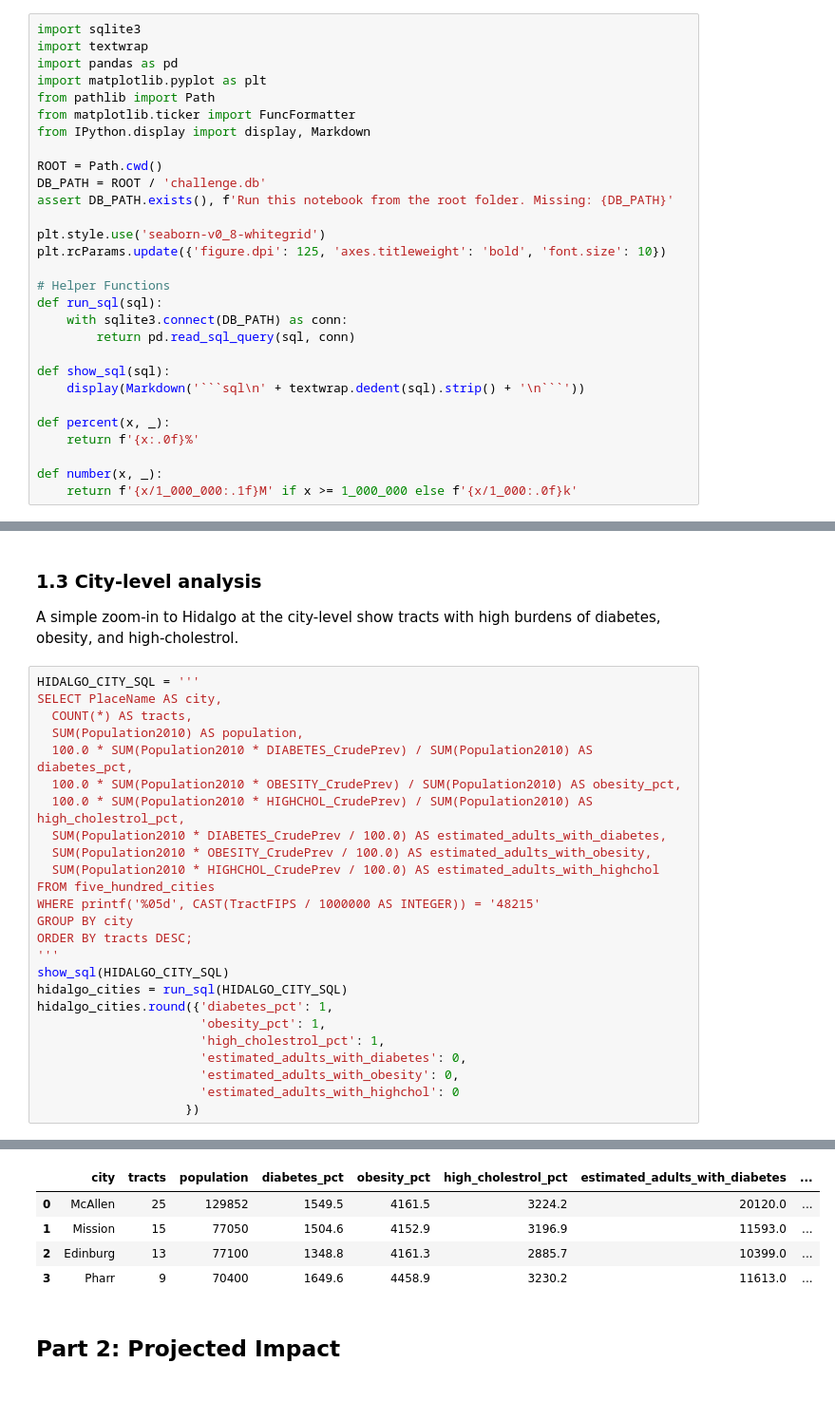
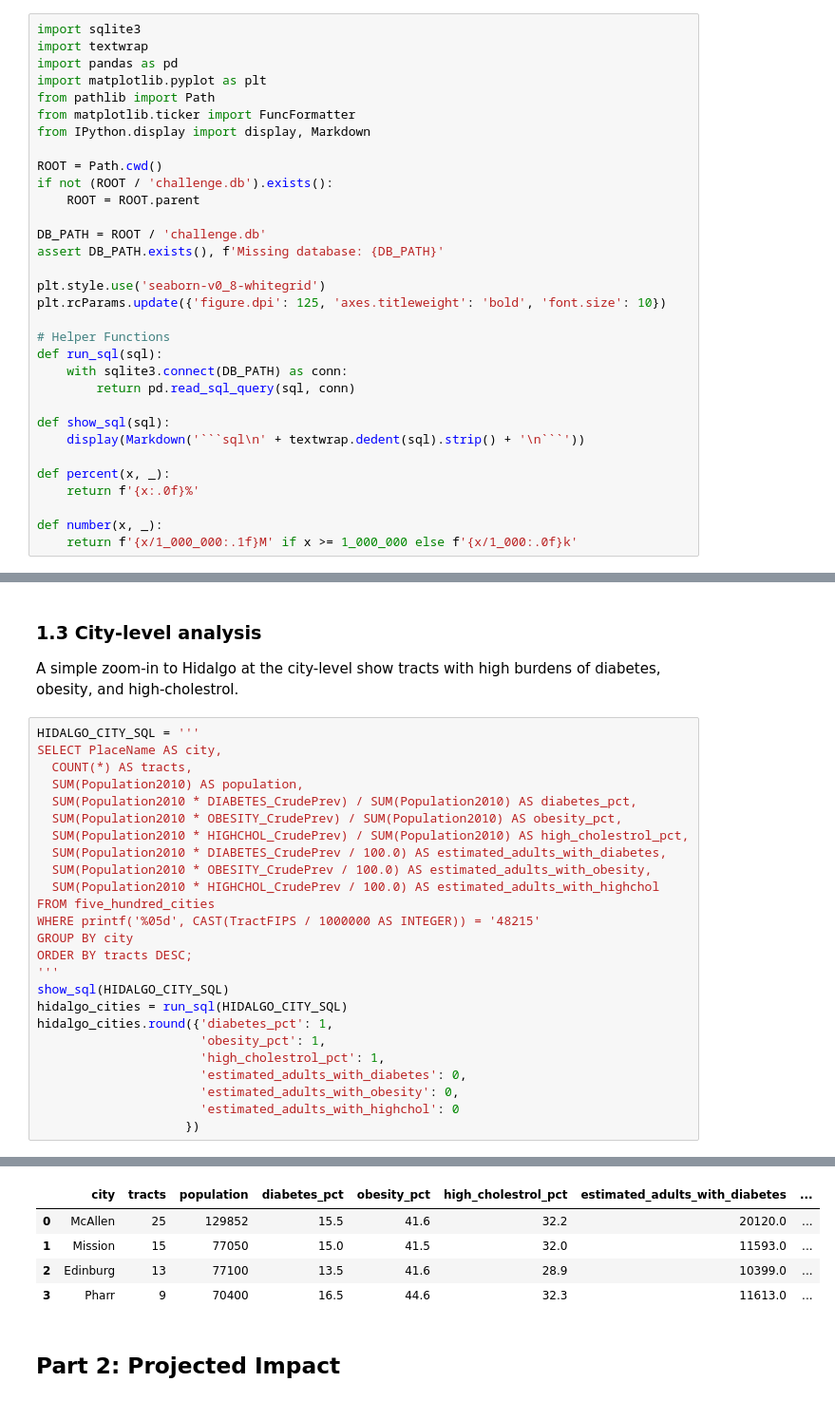
Before and after one commit to scliu22/n1-challenge, a Jupyter notebook: deliverables/main.ipynb, the cells around one changed output, grey strips where cells are left out. Shown at 95% size. Cells and saved outputs as stored; diff of their text form.

````diff
--- a/deliverables/main.ipynb
+++ b/deliverables/main.ipynb
@@ -21,8 +21,11 @@ from matplotlib.ticker import FuncFormatter
 from IPython.display import display, Markdown
 
 ROOT = Path.cwd()
+if not (ROOT / 'challenge.db').exists():
+    ROOT = ROOT.parent
+
 DB_PATH = ROOT / 'challenge.db'
-assert DB_PATH.exists(), f'Run this notebook from the root folder. Missing: {DB_PATH}'
+assert DB_PATH.exists(), f'Missing database: {DB_PATH}'
 
 plt.style.use('seaborn-v0_8-whitegrid')
 plt.rcParams.update({'figure.dpi': 125, 'axes.titleweight': 'bold', 'font.size': 10})
@@ -534,9 +537,9 @@ HIDALGO_CITY_SQL = '''
 SELECT PlaceName AS city,
   COUNT(*) AS tracts,
   SUM(Population2010) AS population,
-  100.0 * SUM(Population2010 * DIABETES_CrudePrev) / SUM(Population2010) AS diabetes_pct,
-  100.0 * SUM(Population2010 * OBESITY_CrudePrev) / SUM(Population2010) AS obesity_pct,
-  100.0 * SUM(Population2010 * HIGHCHOL_CrudePrev) / SUM(Population2010) AS high_cholestrol_pct,
+  SUM(Population2010 * DIABETES_CrudePrev) / SUM(Population2010) AS diabetes_pct,
+  SUM(Population2010 * OBESITY_CrudePrev) / SUM(Population2010) AS obesity_pct,
+  SUM(Population2010 * HIGHCHOL_CrudePrev) / SUM(Population2010) AS high_cholestrol_pct,
   SUM(Population2010 * DIABETES_CrudePrev / 100.0) AS estimated_adults_with_diabetes,
   SUM(Population2010 * OBESITY_CrudePrev / 100.0) AS estimated_adults_with_obesity,
   SUM(Population2010 * HIGHCHOL_CrudePrev / 100.0) AS estimated_adults_with_highchol
@@ -565,16 +568,16 @@ SELECT PlaceName AS city,
   SUM(Population2010 * DIABETES_CrudePrev / 100.0) AS estimated_adults_with_diabetes,
   SUM(Population2010 * OBESITY_CrudePrev / 100.0) AS estimated_adults_with_obesity,
   SUM(Population2010 * HIGHCHOL_CrudePrev / 100.0) AS estimated_adults_with_highchol
 FROM five_hundred_cities
 WHERE printf('%05d', CAST(TractFIPS / 1000000 AS INTEGER)) = '48215'
 GROUP BY city
 ORDER BY tracts DESC;
 ```
 |  | city | tracts | population | diabetes_pct | obesity_pct | high_cholestrol_pct | estimated_adults_with_diabetes | ... |
-| 0 | McAllen | 25 | 129852 | 1549.5 | 4161.5 | 3224.2 | 20120.0 | ... |
-| 1 | Mission | 15 | 77050 | 1504.6 | 4152.9 | 3196.9 | 11593.0 | ... |
-| 2 | Edinburg | 13 | 77100 | 1348.8 | 4161.3 | 2885.7 | 10399.0 | ... |
-| 3 | Pharr | 9 | 70400 | 1649.6 | 4458.9 | 3230.2 | 11613.0 | ... |
+| 0 | McAllen | 25 | 129852 | 15.5 | 41.6 | 32.2 | 20120.0 | ... |
+| 1 | Mission | 15 | 77050 | 15.0 | 41.5 | 32.0 | 11593.0 | ... |
+| 2 | Edinburg | 13 | 77100 | 13.5 | 41.6 | 28.9 | 10399.0 | ... |
+| 3 | Pharr | 9 | 70400 | 16.5 | 44.6 | 32.3 | 11613.0 | ... |
 # %% [markdown]
 ## Part 2: Projected Impact
 # %%
````
Also changed, not shown: parts of 4 cells of this notebook, 2 other files.
